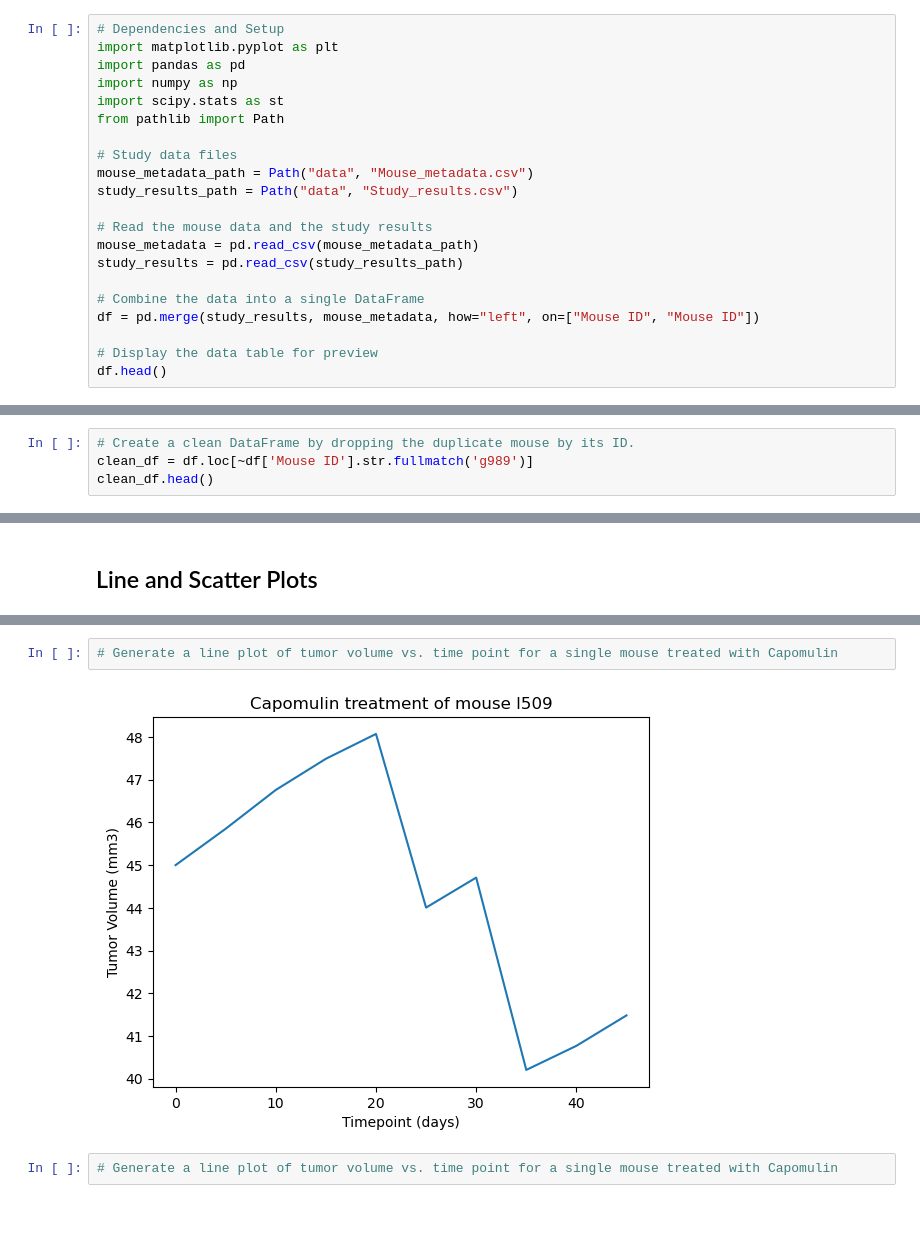
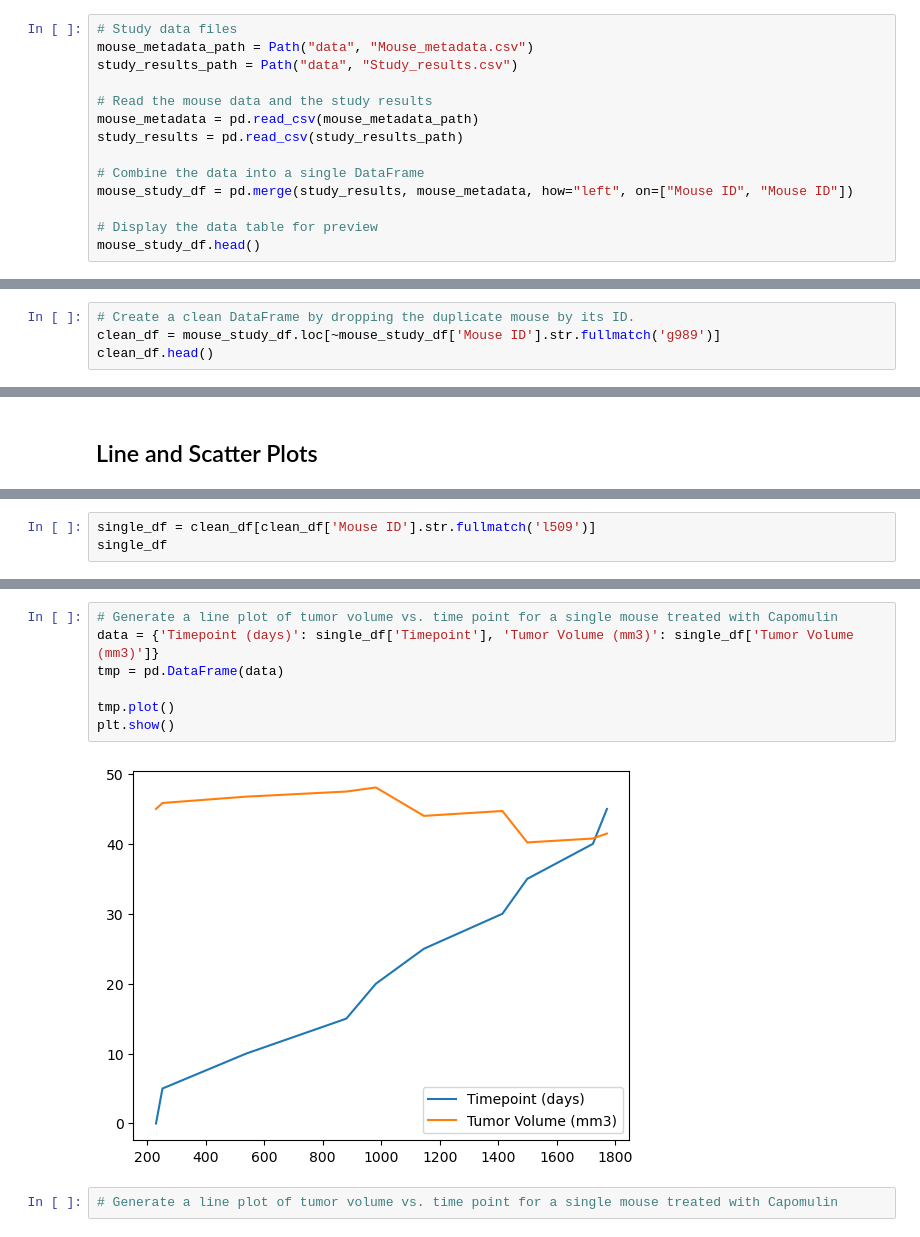
Before and after one commit to reikanger/pymaceuticals, a Jupyter notebook: Pymaceuticals/pymaceuticals.ipynb, the cells around one changed output, grey strips where cells are left out. Cells and saved outputs as stored; diff of their text form.

```diff
--- a/Pymaceuticals/pymaceuticals.ipynb
+++ b/Pymaceuticals/pymaceuticals.ipynb
@@ -6,11 +13,4 @@
 # %%
-# Dependencies and Setup
-import matplotlib.pyplot as plt
-import pandas as pd
-import numpy as np
-import scipy.stats as st
-from pathlib import Path
-
 # Study data files
 mouse_metadata_path = Path("data", "Mouse_metadata.csv")
 study_results_path = Path("data", "Study_results.csv")
@@ -20,10 +20,10 @@ mouse_metadata = pd.read_csv(mouse_metadata_path)
 study_results = pd.read_csv(study_results_path)
 
 # Combine the data into a single DataFrame
-df = pd.merge(study_results, mouse_metadata, how="left", on=["Mouse ID", "Mouse ID"])
+mouse_study_df = pd.merge(study_results, mouse_metadata, how="left", on=["Mouse ID", "Mouse ID"])
 
 # Display the data table for preview
-df.head()
+mouse_study_df.head()
 # %% [output]
 |  | Mouse ID | Timepoint | Tumor Volume (mm3) | Metastatic Sites | Drug Regimen | Sex | Age_months | ... |
 | 0 | b128 | 0 | 45.0 | 0 | Capomulin | Female | 9 | ... |
@@ -70,7 +70,7 @@ df[df['Mouse ID'].str.fullmatch('g989')]
 | 1592 | g989 | 35 | 62.570880 | 2 | Propriva | Female | 21 | ... |
 # %%
 # Create a clean DataFrame by dropping the duplicate mouse by its ID.
-clean_df = df.loc[~df['Mouse ID'].str.fullmatch('g989')]
+clean_df = mouse_study_df.loc[~mouse_study_df['Mouse ID'].str.fullmatch('g989')]
 clean_df.head()
 # %% [output]
 |  | Mouse ID | Timepoint | Tumor Volume (mm3) | Metastatic Sites | Drug Regimen | Sex | Age_months | ... |
@@ -324,0 +306,3 @@ Ceftamin's potential outliers: Series([], Name: Tumor Volume (mm3), dtype: float
+# %%
+single_df = clean_df[clean_df['Mouse ID'].str.fullmatch('l509')]
+single_df
@@ -325,7 +321,12 @@ Ceftamin's potential outliers: Series([], Name: Tumor Volume (mm3), dtype: float
 # %%
 # Generate a line plot of tumor volume vs. time point for a single mouse treated with Capomulin
+data = {'Timepoint (days)': single_df['Timepoint'], 'Tumor Volume (mm3)': single_df['Tumor Volume (mm3)']}
+tmp = pd.DataFrame(data)
+
+tmp.plot()
+plt.show()
 # %% [output]
-[figure, old version]
+[figure, new version]
 # %%
 # Generate a line plot of tumor volume vs. time point for a single mouse treated with Capomulin
 # %% [output]
```
Also changed, not shown: parts of 22 cells of this notebook.
